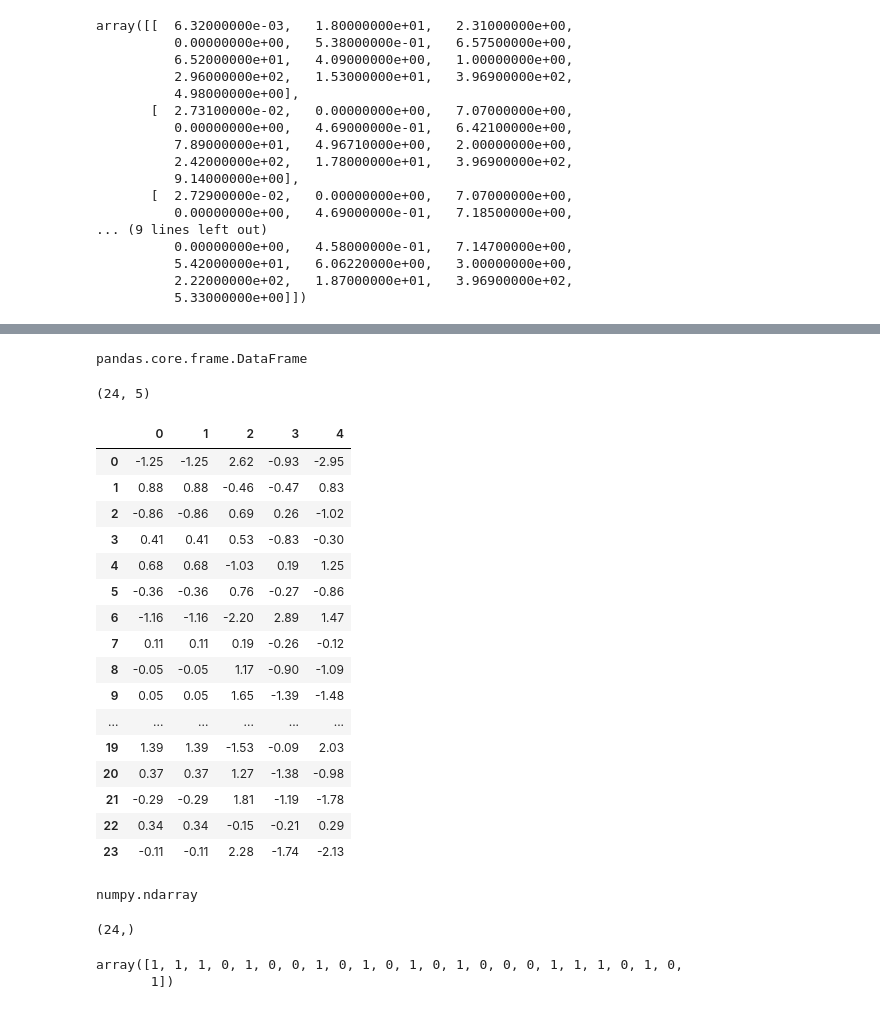
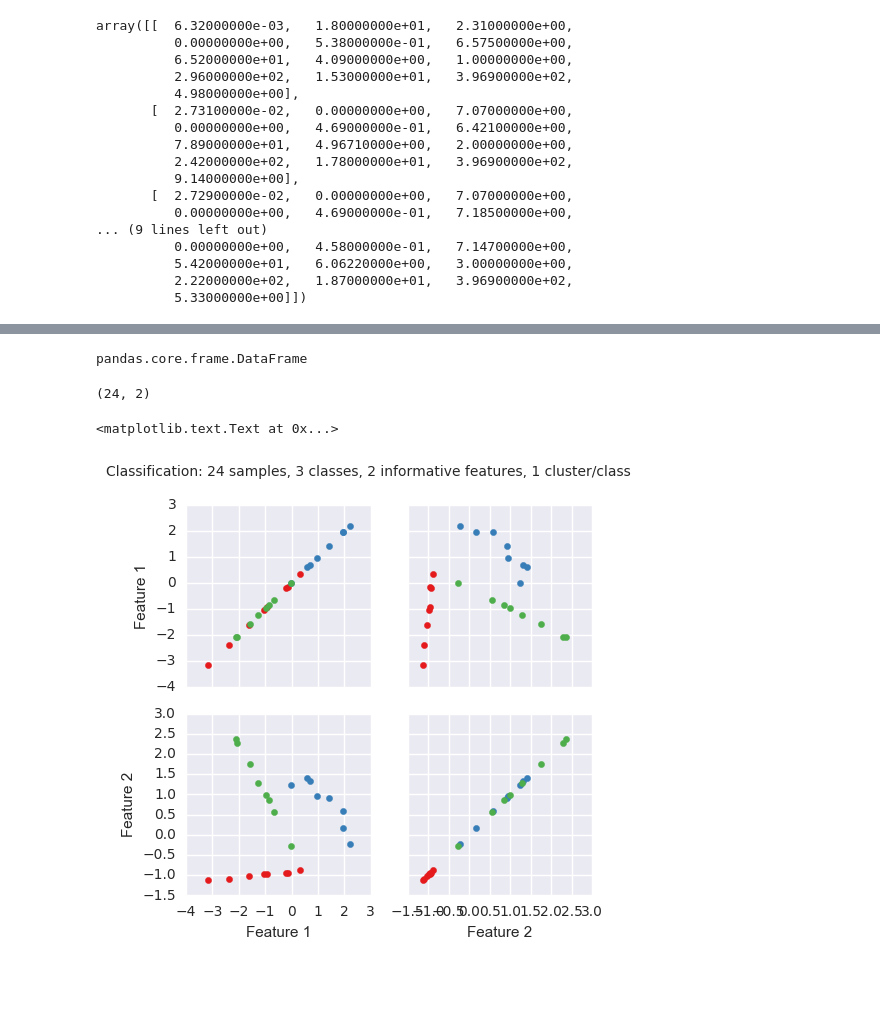
Before and after one commit to niranjv/ml-notes, a Jupyter notebook: Datasets.ipynb, the cells around one changed output, grey strips where cells are left out. Drawn from its saved outputs; the diff is of its cells as text; code cells hidden in the pictures; blank space fills up the shorter version.

```diff
--- a/Datasets.ipynb
+++ b/Datasets.ipynb
@@ -108,42 +123,27 @@ plt.ylabel('Axis 2')
 # %%
 from sklearn.datasets import make_classification
 # ----------
 # Explore make_classification
 # ----------
 
-X, y = make_classification(n_samples=24, n_features=5, n_informative=2, n_redundant=2, n_repeated=1)
+X, y = make_classification(n_samples=24, n_features=2, n_informative=2, n_redundant=0, n_repeated=0,
+                           n_classes=3, n_clusters_per_class=1, random_state=1)
 df = pd.DataFrame(np.round(X,2))
+df.columns = ['Feature 1', 'Feature 2']
 type(df)
 df.shape
-df
 
-type(y)
-y.shape
-y
+df2 = pd.DataFrame(y)
+df2.columns = ['Class']
 
-g = sns.PairGrid(df)
+df = pd.concat([df, df2], axis=1)
+
+g = sns.PairGrid(df, palette='Set1', hue='Class', vars=['Feature 1', 'Feature 2'])
 g = g.map(plt.scatter)
+plt.subplots_adjust(top=0.9)
+g.fig.suptitle('Classification: 24 samples, 3 classes, 2 informative features, 1 cluster/class')
 # %% [output]
 pandas.core.frame.DataFrame
-(24, 5)
+(24, 2)
-|  | 0 | 1 | 2 | 3 | 4 |
-| 0 | -1.25 | -1.25 | 2.62 | -0.93 | -2.95 |
-| 1 | 0.88 | 0.88 | -0.46 | -0.47 | 0.83 |
-| 2 | -0.86 | -0.86 | 0.69 | 0.26 | -1.02 |
-| 3 | 0.41 | 0.41 | 0.53 | -0.83 | -0.30 |
-| 4 | 0.68 | 0.68 | -1.03 | 0.19 | 1.25 |
-| 5 | -0.36 | -0.36 | 0.76 | -0.27 | -0.86 |
-| 6 | -1.16 | -1.16 | -2.20 | 2.89 | 1.47 |
-| 7 | 0.11 | 0.11 | 0.19 | -0.26 | -0.12 |
-| 8 | -0.05 | -0.05 | 1.17 | -0.90 | -1.09 |
-| 9 | 0.05 | 0.05 | 1.65 | -1.39 | -1.48 |
-| ... | ... | ... | ... | ... | ... |
-| 19 | 1.39 | 1.39 | -1.53 | -0.09 | 2.03 |
-| 20 | 0.37 | 0.37 | 1.27 | -1.38 | -0.98 |
-| 21 | -0.29 | -0.29 | 1.81 | -1.19 | -1.78 |
-| 22 | 0.34 | 0.34 | -0.15 | -0.21 | 0.29 |
-| 23 | -0.11 | -0.11 | 2.28 | -1.74 | -2.13 |
-numpy.ndarray
+<matplotlib.text.Text at 0x...>
-(24,)
-array([1, 1, 1, 0, 1, 0, 0, 1, 0, 1, 0, 1, 0, 1, 0, 0, 0, 1, 1, 1, 0, 1, 0,
-       1])
+[figure, added]
```
Also changed, not shown: parts of 13 cells of this notebook.
